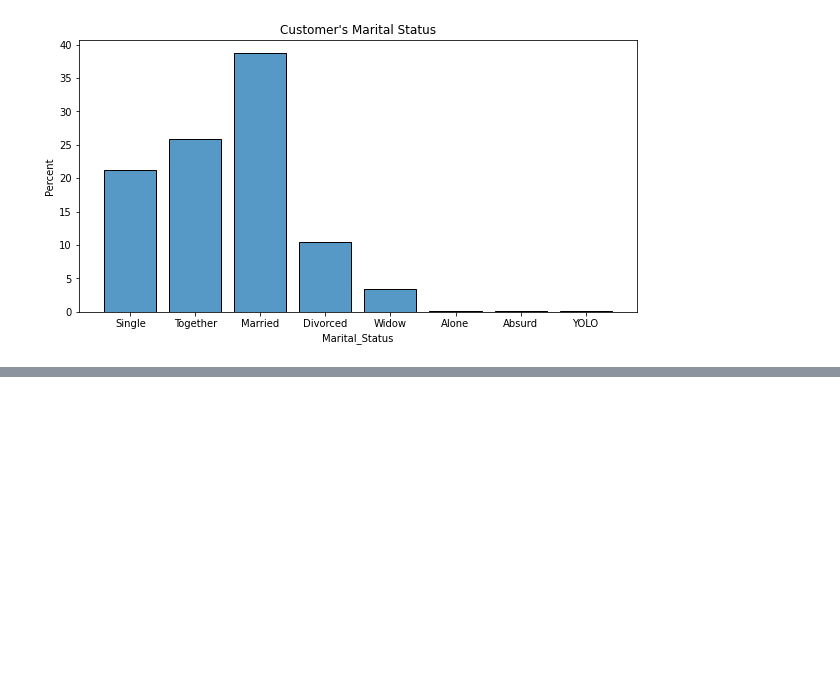
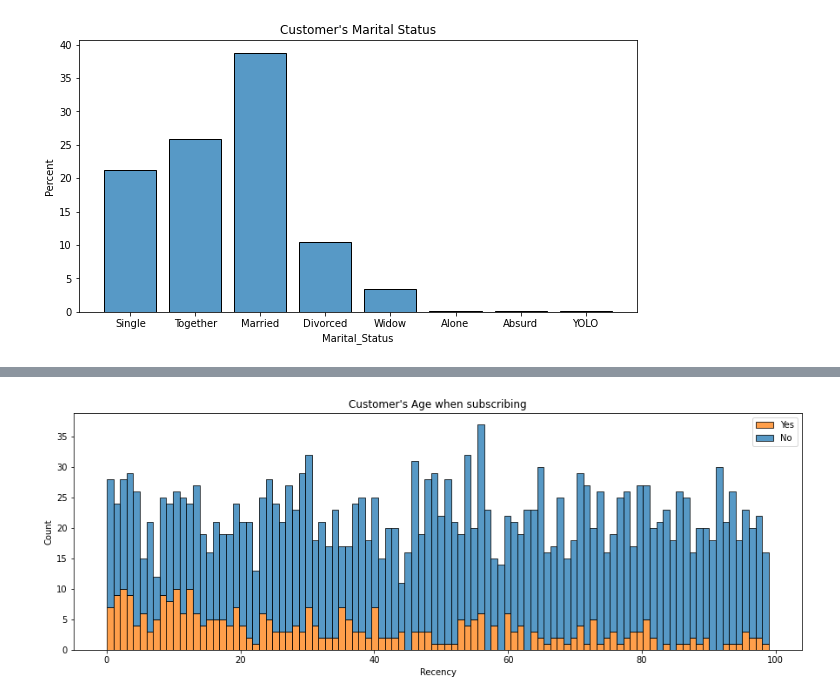
Before and after one commit to drsouzap/personal_challenges, a Jupyter notebook: Marketing_Analytics_Kaggle.ipynb, the cells around one changed output, grey strips where cells are left out. Saved outputs shown, nothing was run; the diff lists cells and outputs as text; code cells hidden in the pictures; blank space fills up the shorter version.

```diff
--- a/Marketing_Analytics_Kaggle.ipynb
+++ b/Marketing_Analytics_Kaggle.ipynb
@@ -245,3 +279,12 @@ sns.histplot(data=data, x="Marital_Status", shrink=0.8, stat="percent");
+# %%
+# shows distribution of age customer first enrolled to the site
+plt.figure(figsize=(15,5))
+
+plt.title("Customer's Age when subscribing")
+sns.histplot(x= data["Recency"], hue=data["Response"], multiple="stack", bins=100);
+plt.legend(labels=['Yes','No']);
+# %% [output]
+[figure, added]
 # %%
 #compute correlation
 corr = data.corr()
```
Also changed, not shown: parts of 6 cells of this notebook.
